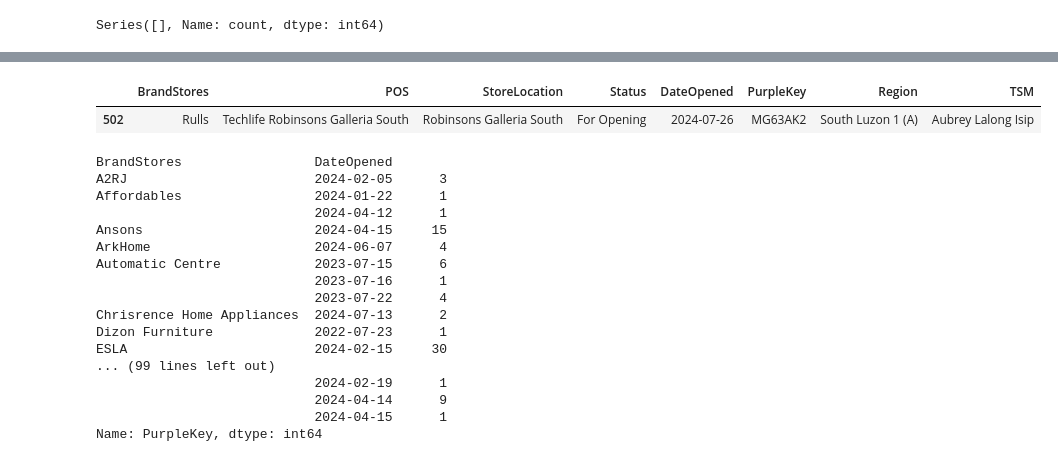
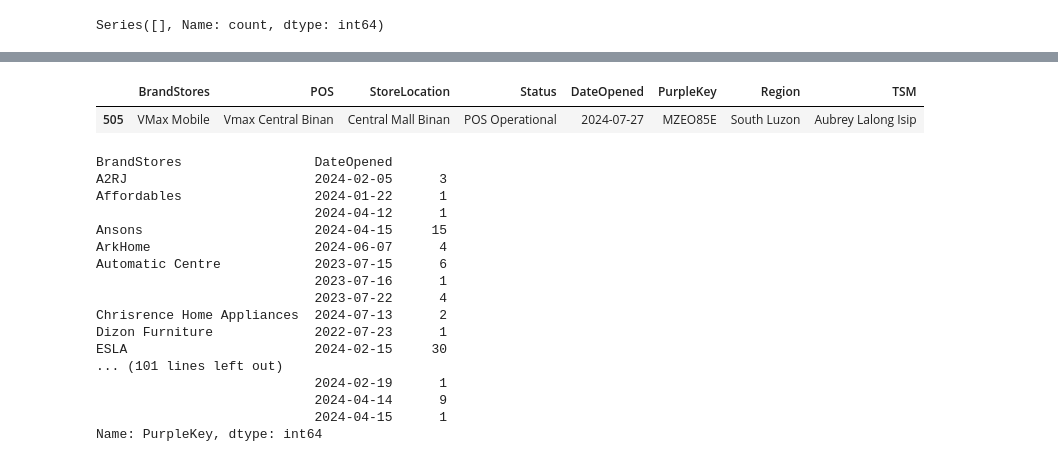
Before and after one commit to dchakroborti-tonik/POS_Addition, a Jupyter notebook: Notebook/Pos_mapping_new.ipynb, the cells around one changed output, grey strips where cells are left out. Cells and saved outputs as stored; diff of their text form; code cells hidden in the pictures.

```diff
--- a/Notebook/Pos_mapping_new.ipynb
+++ b/Notebook/Pos_mapping_new.ipynb
@@ -24,6 +24,6 @@ client = bigquery.Client(project='prj-prod-dataplatform')
 # Set options or configurations as needed
 # Example: pd.set_option('display.max_columns', None)
 # %%
-df = pd.read_csv(r"C:\Users\DwaipayanChakroborti\OneDrive - Tonik Financial Pte Ltd\MyStuff\SIL Sales\Shin Nebria\POS_Addition\Data\pos_add_20240726.csv")
+df = pd.read_csv(r"C:\Users\DwaipayanChakroborti\OneDrive - Tonik Financial Pte Ltd\MyStuff\SIL Sales\Shin Nebria\POS_Addition\Data\pos_add_20240727.csv")
 df.shape
 # %% [output]
@@ -406,8 +439,8 @@ df.sort_values('DateOpened', ascending=False)
 # %%
-df[df['PurpleKey'] =='MG63AK2']
+df[df['PurpleKey'] =='MZEO85E']
 # %% [output]
 |  | BrandStores | POS | StoreLocation | Status | DateOpened | PurpleKey | Region | TSM |
-| 502 | Rulls | Techlife Robinsons Galleria South | Robinsons Galleria South | For Opening | 2024-07-26 | MG63AK2 | South Luzon 1 (A) | Aubrey Lalong Isip |
+| 505 | VMax Mobile | Vmax Central Binan | Central Mall Binan | POS Operational | 2024-07-27 | MZEO85E | South Luzon | Aubrey Lalong Isip |
 # %%
 df.groupby(['BrandStores', 'DateOpened'])['PurpleKey'].nunique()
 # %% [output]
@@ -423,7 +456,7 @@ Automatic Centre            2023-07-15      6
 Chrisrence Home Appliances  2024-07-13      2
 Dizon Furniture             2022-07-23      1
 ESLA                        2024-02-15     30
-... (99 lines left out)
+... (101 lines left out)
                             2024-02-19      1
                             2024-04-14      9
                             2024-04-15      1
```
Also changed, not shown: parts of 32 cells of this notebook, 3 other files.
